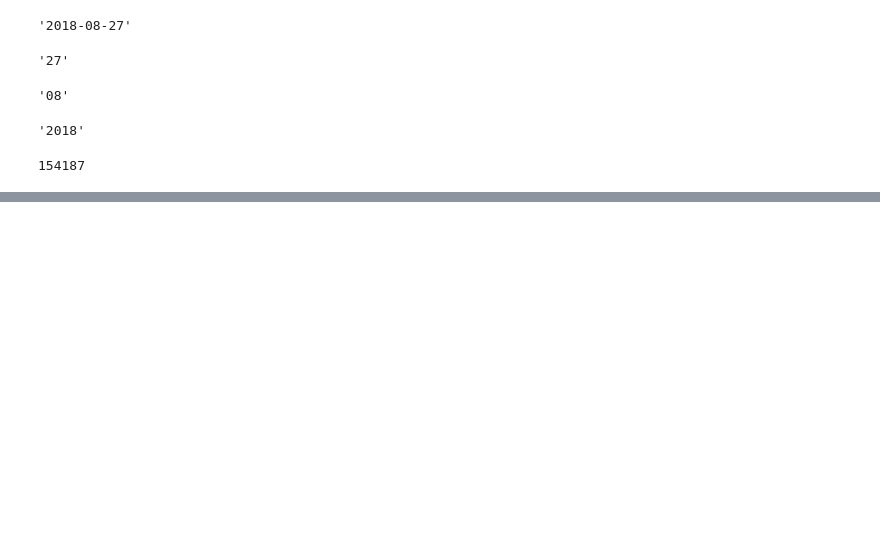
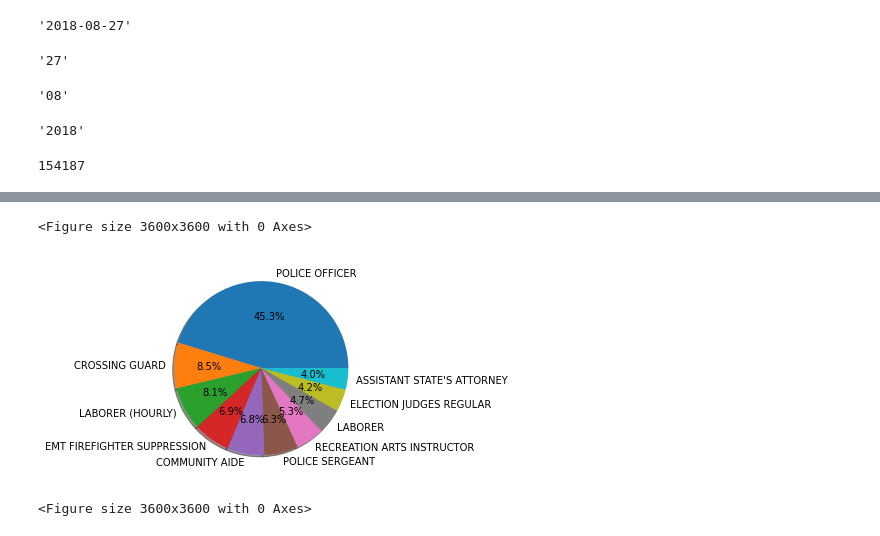
Before and after one commit to Naveen-Karanamu/Baltimore-Salary-Prediction, a Jupyter notebook: main.ipynb, the cells around one changed output, grey strips where cells are left out. Cells and saved outputs as stored; diff of their text form; code cells hidden in the pictures; blank space fills up the shorter version.

```diff
--- a/main.ipynb
+++ b/main.ipynb
@@ -291,0 +321,10 @@ plt.grid()
+# %%
+lables=newdf.jobclass.value_counts()[:10].index.tolist()
+# %%
+plt.pie(newdf.jobclass.value_counts()[:10],labels=lables,shadow=True,autopct='%1.1f%%')
+# plt.legend()
+plt.figure(figsize=(50,50))
+# %% [output]
+<Figure size 3600x3600 with 0 Axes>
+[figure, added]
+<Figure size 3600x3600 with 0 Axes>
```
Also changed, not shown: parts of 16 cells of this notebook.
